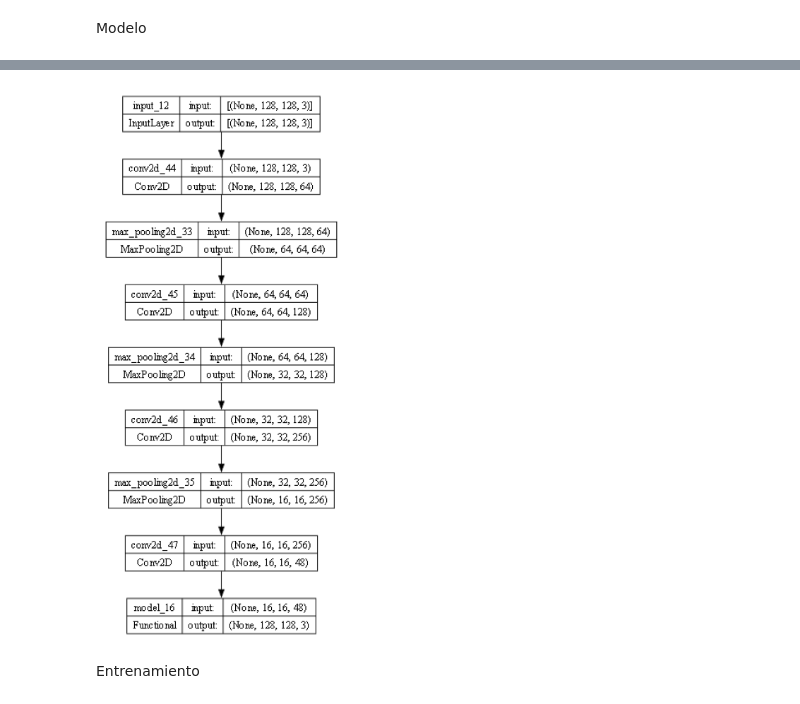
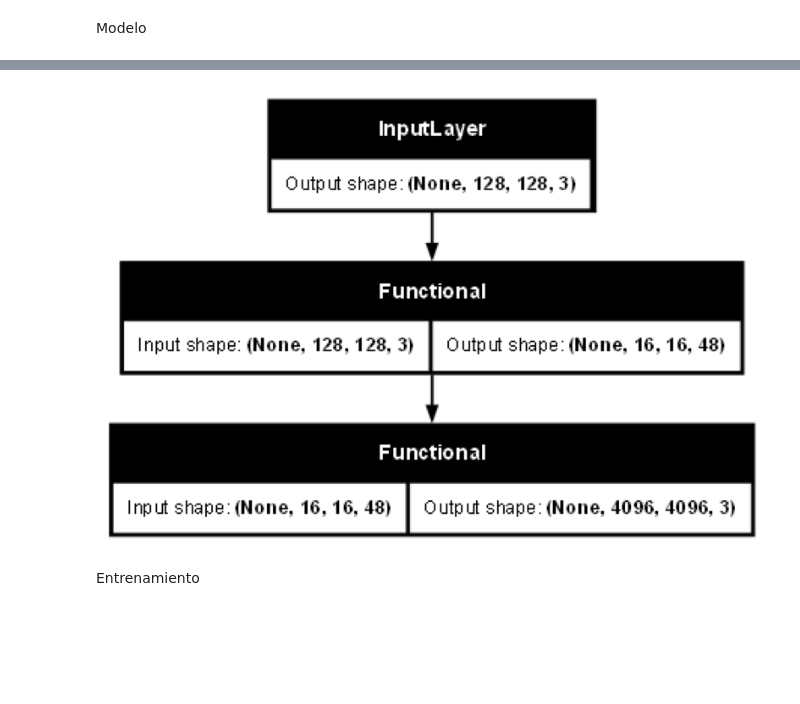
Before and after one commit to AlvaroMonteroB/Deep_Learning, a Jupyter notebook: Temas Selectos/P2/AUTOENCODER/Image_autoencoder/main.ipynb, the cells around one changed output, grey strips where cells are left out. Drawn from its saved outputs; the diff is of its cells as text; code cells hidden in the pictures; blank space fills up the shorter version.

```diff
--- a/Temas Selectos/P2/AUTOENCODER/Image_autoencoder/main.ipynb
+++ b/Temas Selectos/P2/AUTOENCODER/Image_autoencoder/main.ipynb
@@ -123,15 +150,15 @@ plt.show()
 # %%
 
 
-input_layer2=tf.keras.layers.Input(shape=Latent_size)
-Y=tf.keras.layers.Conv2D(256,(1,1),activation='relu',padding='same')(input_layer2)
+input_layer2=tf.keras.layers.Input(shape=encoder.output_shape[1:])
+Y=tf.keras.layers.Conv2DTranspose(256,(1,1),activation='relu',padding='same',strides=2)(input_layer2)
 Y=tf.keras.layers.UpSampling2D((2,2))(Y)
-Y=tf.keras.layers.Conv2D(256,(3,3),activation='relu',padding='same')(Y)
+Y=tf.keras.layers.Conv2DTranspose(256,(3,3),activation='relu',padding='same',strides=2)(Y)
 Y=tf.keras.layers.UpSampling2D((2,2))(Y)
-Y=tf.keras.layers.Conv2D(128,(3,3),activation='relu',padding='same')(Y)
+Y=tf.keras.layers.Conv2DTranspose(128,(3,3),activation='relu',padding='same',strides=2)(Y)
 Y=tf.keras.layers.UpSampling2D((2,2))(Y)
-Y=tf.keras.layers.Conv2D(64,(3,3),activation='relu',padding='same')(Y)
-Y=tf.keras.layers.Conv2D(3,(3,3),activation='sigmoid',padding='same')(Y)
+Y=tf.keras.layers.Conv2DTranspose(64,(3,3),activation='relu',padding='same',strides=2)(Y)
+Y=tf.keras.layers.Conv2DTranspose(3,(3,3),activation='sigmoid',padding='same',strides=2)(Y)
 
 decoder=tf.keras.Model(inputs=input_layer2,outputs=Y)
 
@@ -147,16 +174,14 @@ plt.show()
 # %%
-
-
-
-
-Autoencoder=tf.keras.models.Model(input=input_layer,output=decoder(encoder))
+encoded=encoder(input_layer)
+decoded=decoder(encoded)
+Autoencoder=tf.keras.models.Model(input_layer,decoded)
 tf.keras.utils.plot_model(Autoencoder,to_file='autoencoder.png', show_shapes=True, dpi=64,show_dtype=False)
 Latent_size=(16,16,48)
 img = mpimg.imread('/mnt/d/Repositorios/Deep_Learning/Temas Selectos/P2/AUTOENCODER/Image_autoencoder/autoencoder.png')
 plt.figure(figsize=(10, 10))
 imgplot = plt.imshow(img)
 plt.axis('off')
 plt.show()
 # %% [output]
-[figure, old version]
+[figure, new version]
 # %%
```
Also changed, not shown: parts of 13 cells of this notebook, 4 other files.
